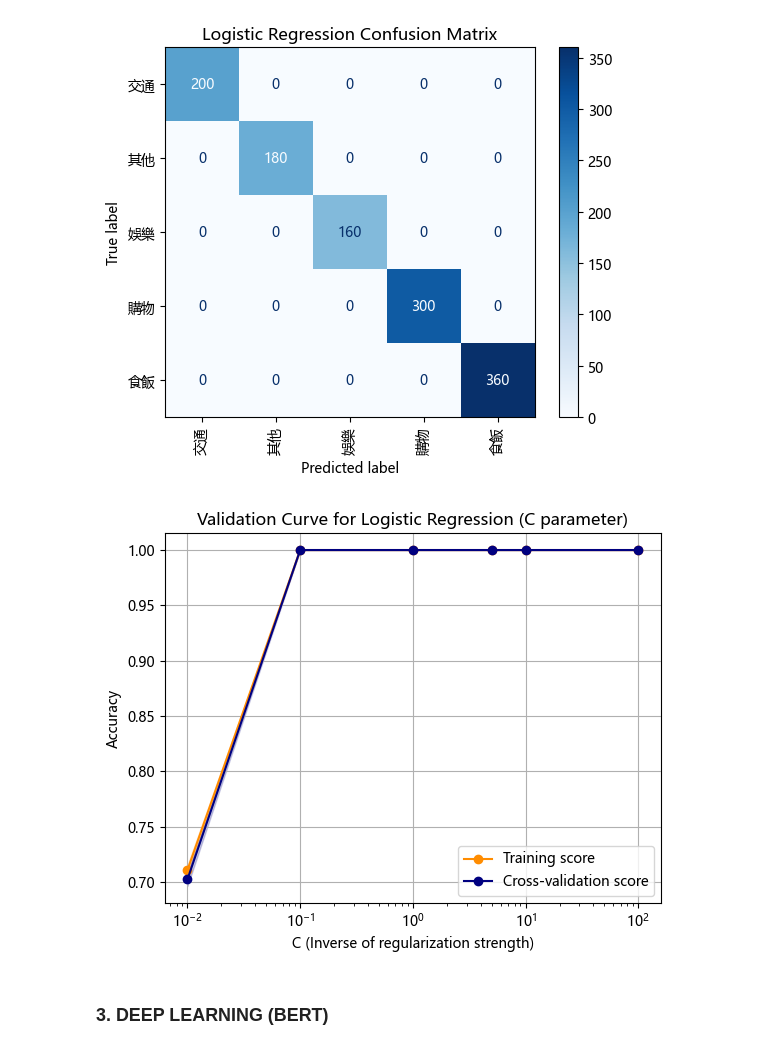
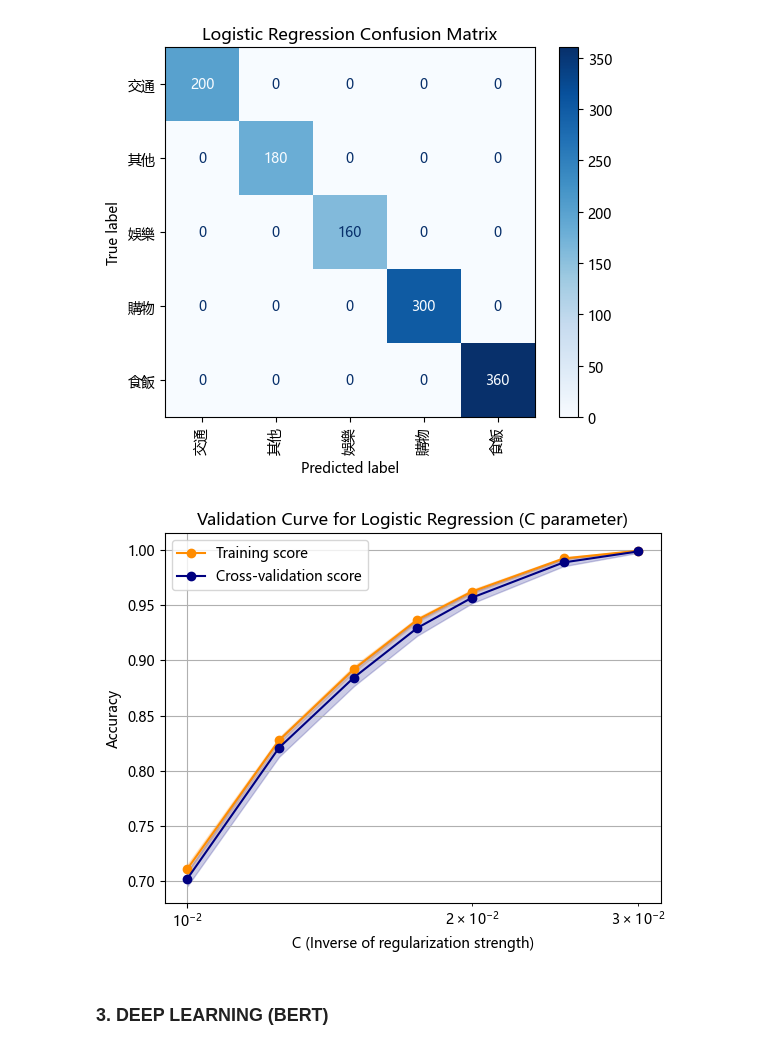
Before and after one commit to EAAI-smart-spend/classification, a Jupyter notebook: Classification.ipynb, the cells around one changed output. Drawn from its saved outputs; the diff is of its cells as text; code cells hidden in the pictures.

```diff
--- a/Classification.ipynb
+++ b/Classification.ipynb
@@ -220,9 +221,9 @@ print(f"✅ Decision Tree Accuracy: {dt_acc:.4f}")
 ✅ Decision Tree Accuracy: 0.9983
 # %%
 param_grid = {
-    'max_depth': [11, 12, 13, 14, 15, 16],
-    'min_samples_split': [2, 5, 10, 20],
+    'max_depth': [8],
     'min_samples_leaf': [1, 2, 5, 10],
+    'min_samples_split': [2, 5, 10],
     'criterion': ['gini', 'entropy']
 }
 
@@ -295,7 +308,7 @@ plt.show()
 ### --- D. K-Nearest Neighbors (KNN) ---
 ### Using n_neighbors=3 for a simple baseline
 # %%
-knn_model = KNeighborsClassifier(n_neighbors=11)
+knn_model = KNeighborsClassifier(n_neighbors=9)
 knn_model.fit(X_train_tfidf, y_train)
 knn_acc = accuracy_score(y_test, knn_model.predict(X_test_tfidf))
 ml_results['KNN'] = knn_acc
@@ -358,23 +371,23 @@ k=30 → Accuracy: 1.0000
 # %% [markdown]
 ### --- E. Logistic Regression ---
 # %%
-logistic_model = LogisticRegression(max_iter=1000, C=5)
+# logistic_model = LogisticRegression(max_iter=1000, C=5)
 
-logistic_model.fit(X_train_tfidf, y_train)
-logistic_acc = accuracy_score(y_test, logistic_model.predict(X_test_tfidf))
+# logistic_model.fit(X_train_tfidf, y_train)
+# logistic_acc = accuracy_score(y_test, logistic_model.predict(X_test_tfidf))
 # ml_results['Logistic Regression'] = logistic_acc
 
-print(f"✅ Logistic Regression Accuracy: {logistic_acc:.4f}")
+# print(f"✅ Logistic Regression Accuracy: {logistic_acc:.4f}")
 
-print("-" * 50)
+# print("-" * 50)
 # %% [output]
 ✅ Logistic Regression Accuracy: 1.0000
 --------------------------------------------------
 # %%
 param_grid = {
-    'C': [0.01, 0.1, 1, 5, 10, 100],
+    'C': [0.01, 0.0125 , 0.015 , 0.0175 , 0.02 , 0.025 , 0.03],
     'penalty': ['l1', 'l2'],
-    'solver': ['saga']  # saga 支援 l1 和 l2
+    'solver': ['saga']
 }
 
 grid = GridSearchCV(LogisticRegression(max_iter=1000, random_state=42),
@@ -402,33 +415,33 @@ plt.show()
 # %% [output]
 [figure]
 # %%
-param_range = [0.01, 0.1, 1, 5, 10, 100]
+param_range = [0.01, 0.0125 , 0.015 , 0.0175 , 0.02 , 0.025 , 0.03]
 
 train_scores, val_scores = validation_curve(
     LogisticRegression(max_iter=1000, solver='saga', penalty='l2'),
     X_train_tfidf, y_train, param_name="C", param_range=param_range,
     cv=5, scoring="accuracy", n_jobs=-1)
 
 train_mean = np.mean(train_scores, axis=1)
 train_std = np.std(train_scores, axis=1)
 val_mean = np.mean(val_scores, axis=1)
 val_std   = np.std(val_scores, axis=1)
 
 # plt.figure(figsize=(10,6))
 plt.plot(param_range, train_mean, label="Training score", color="darkorange", marker='o')
 plt.fill_between(param_range, train_mean - train_std, train_mean + train_std, alpha=0.2, color="darkorange")
 plt.plot(param_range, val_mean, label="Cross-validation score", color="navy", marker='o')
 plt.fill_between(param_range, val_mean - val_std, val_mean + val_std, alpha=0.2, color="navy")
 
 plt.xscale('log')
 plt.xlabel('C (Inverse of regularization strength)')
 plt.ylabel('Accuracy')
 plt.title('Validation Curve for Logistic Regression (C parameter)')
 plt.legend(loc="best")
 plt.grid(True)
 plt.show()
 # %% [output]
-[figure, old version]
+[figure, new version]
 # %% [markdown]
 ### 3. DEEP LEARNING (BERT)
 # %%
```
Also changed, not shown: parts of 11 cells of this notebook, 5 other files.
